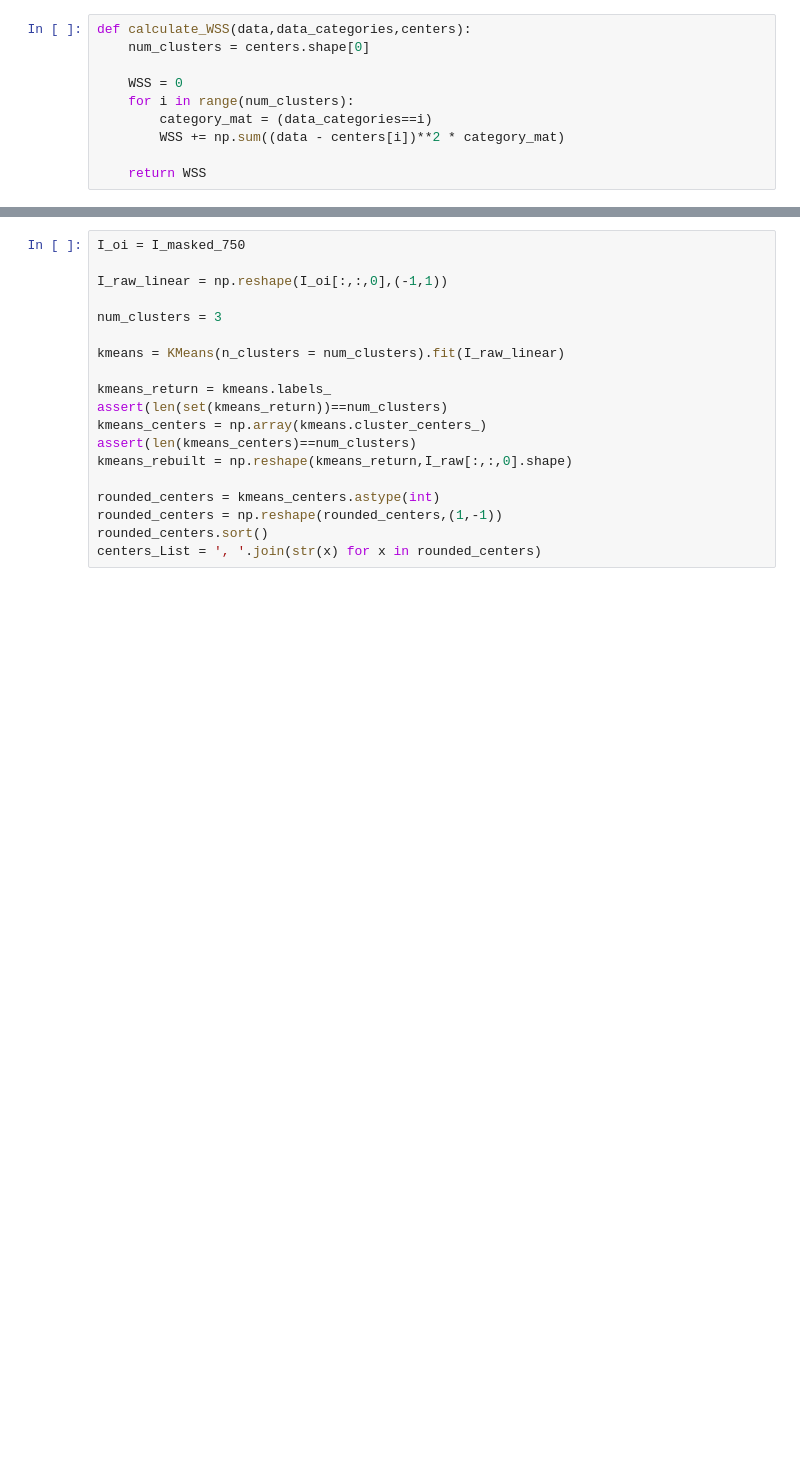
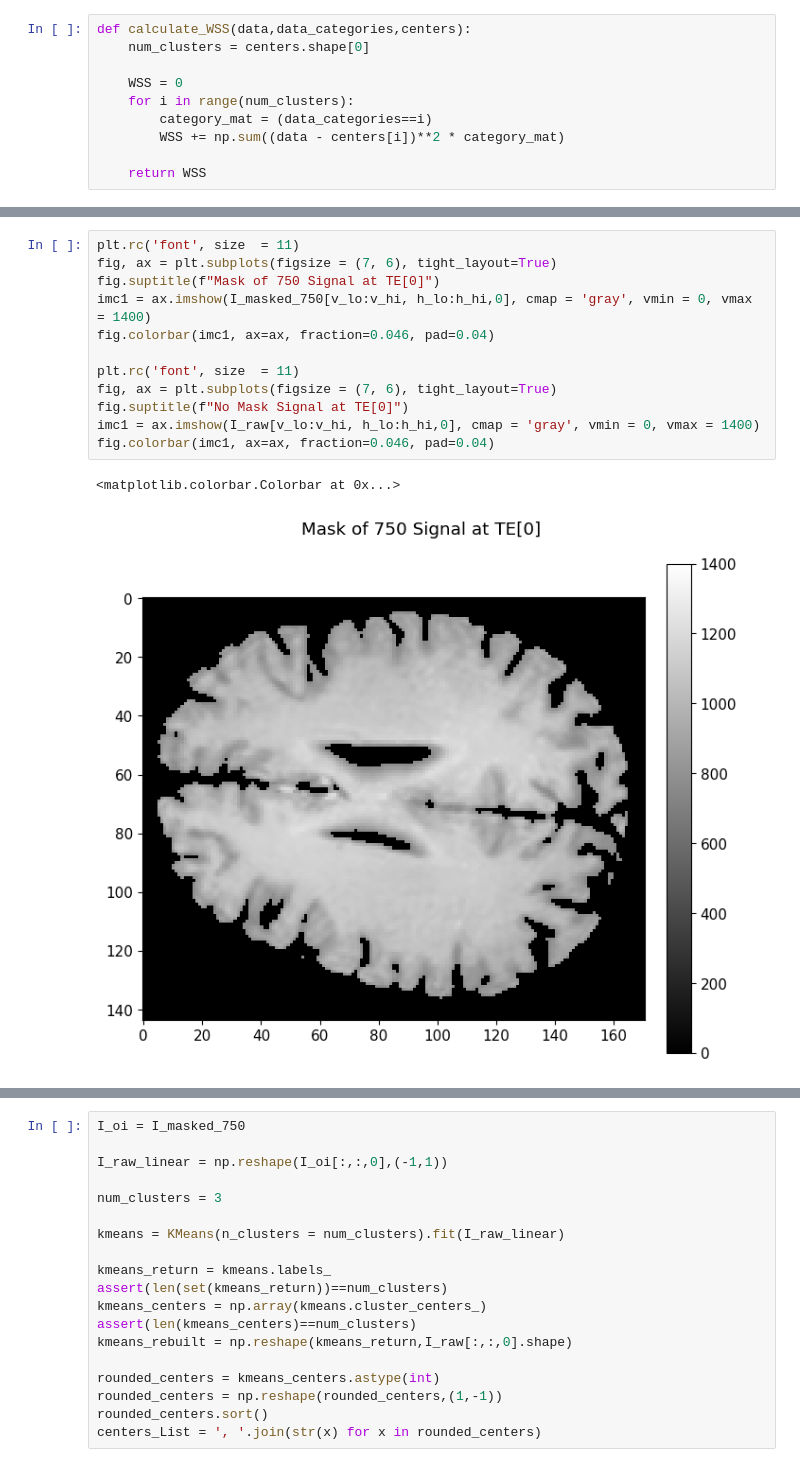
Before and after one commit to Griffin997/Regularization, a Jupyter notebook: Model_Masking_Kmeans.ipynb, the cells around one changed output, grey strips where cells are left out. Drawn from its saved outputs; the diff is of its cells as text; blank space fills up the shorter version.

```diff
--- a/Model_Masking_Kmeans.ipynb
+++ b/Model_Masking_Kmeans.ipynb
@@ -165,0 +173,15 @@ imc1 = ax[2].imshow(I_masked_750[:,:,0] != 0)
+# %%
+plt.rc('font', size  = 11)
+fig, ax = plt.subplots(figsize = (7, 6), tight_layout=True)
+fig.suptitle(f"Mask of 750 Signal at TE[0]")
+imc1 = ax.imshow(I_masked_750[v_lo:v_hi, h_lo:h_hi,0], cmap = 'gray', vmin = 0, vmax = 1400)
+fig.colorbar(imc1, ax=ax, fraction=0.046, pad=0.04)
+
+plt.rc('font', size  = 11)
+fig, ax = plt.subplots(figsize = (7, 6), tight_layout=True)
+fig.suptitle(f"No Mask Signal at TE[0]")
+imc1 = ax.imshow(I_raw[v_lo:v_hi, h_lo:h_hi,0], cmap = 'gray', vmin = 0, vmax = 1400)
+fig.colorbar(imc1, ax=ax, fraction=0.046, pad=0.04)
+# %% [output]
+<matplotlib.colorbar.Colorbar at 0x...>
+[figure, added]
```
Also changed, not shown: parts of 4 cells of this notebook, 2 other files.
